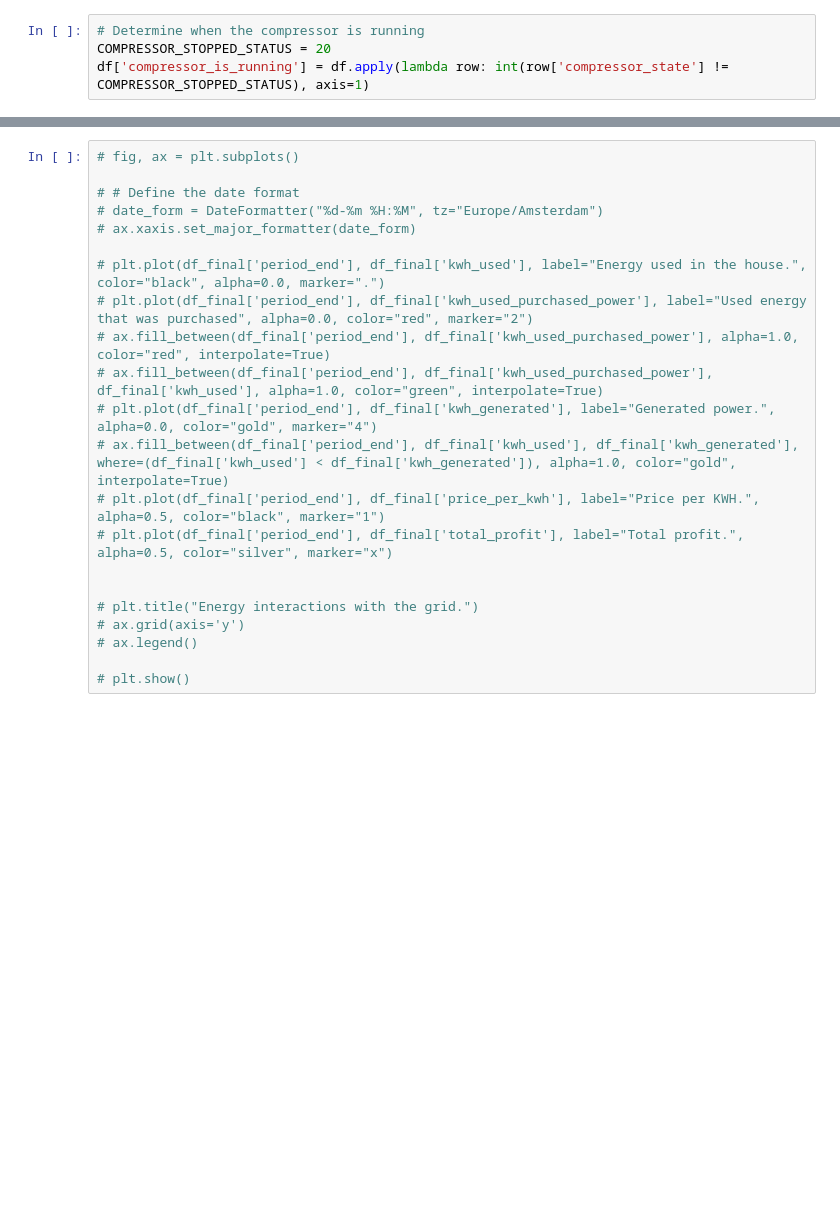
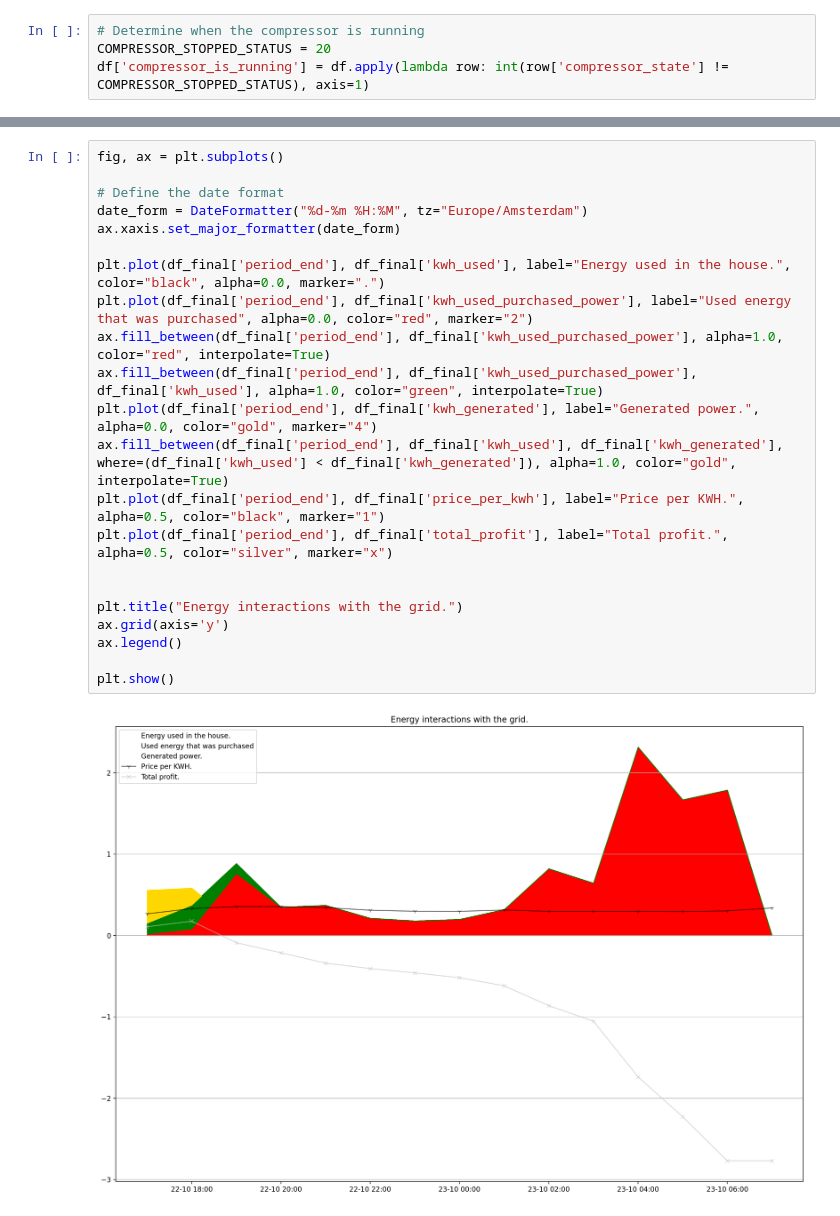
Before and after one commit to bas-vonk/enlighted, a Jupyter notebook: analytics.ipynb, the cells around one changed output, grey strips where cells are left out. Cells and saved outputs as stored; diff of their text form; blank space fills up the shorter version.

```diff
--- a/analytics.ipynb
+++ b/analytics.ipynb
@@ -272,23 +329,25 @@ create_plot(df, 'Temperatures during compressor activity.', ['auto_mode_stop_hea
 # %%
-# fig, ax = plt.subplots()
+fig, ax = plt.subplots()
 
-# # Define the date format
-# date_form = DateFormatter("%d-%m %H:%M", tz="Europe/Amsterdam")
-# ax.xaxis.set_major_formatter(date_form)
+# Define the date format
+date_form = DateFormatter("%d-%m %H:%M", tz="Europe/Amsterdam")
+ax.xaxis.set_major_formatter(date_form)
 
-# plt.plot(df_final['period_end'], df_final['kwh_used'], label="Energy used in the house.", color="black", alpha=0.0, marker=".")
-# plt.plot(df_final['period_end'], df_final['kwh_used_purchased_power'], label="Used energy that was purchased", alpha=0.0, color="red", marker="2")
-# ax.fill_between(df_final['period_end'], df_final['kwh_used_purchased_power'], alpha=1.0, color="red", interpolate=True)
-# ax.fill_between(df_final['period_end'], df_final['kwh_used_purchased_power'], df_final['kwh_used'], alpha=1.0, color="green", interpolate=True)
-# plt.plot(df_final['period_end'], df_final['kwh_generated'], label="Generated power.", alpha=0.0, color="gold", marker="4")
-# ax.fill_between(df_final['period_end'], df_final['kwh_used'], df_final['kwh_generated'], where=(df_final['kwh_used'] < df_final['kwh_generated']), alpha=1.0, color="gold", interpolate=True)
-# plt.plot(df_final['period_end'], df_final['price_per_kwh'], label="Price per KWH.", alpha=0.5, color="black", marker="1")
-# plt.plot(df_final['period_end'], df_final['total_profit'], label="Total profit.", alpha=0.5, color="silver", marker="x")
+plt.plot(df_final['period_end'], df_final['kwh_used'], label="Energy used in the house.", color="black", alpha=0.0, marker=".")
+plt.plot(df_final['period_end'], df_final['kwh_used_purchased_power'], label="Used energy that was purchased", alpha=0.0, color="red", marker="2")
+ax.fill_between(df_final['period_end'], df_final['kwh_used_purchased_power'], alpha=1.0, color="red", interpolate=True)
+ax.fill_between(df_final['period_end'], df_final['kwh_used_purchased_power'], df_final['kwh_used'], alpha=1.0, color="green", interpolate=True)
+plt.plot(df_final['period_end'], df_final['kwh_generated'], label="Generated power.", alpha=0.0, color="gold", marker="4")
+ax.fill_between(df_final['period_end'], df_final['kwh_used'], df_final['kwh_generated'], where=(df_final['kwh_used'] < df_final['kwh_generated']), alpha=1.0, color="gold", interpolate=True)
+plt.plot(df_final['period_end'], df_final['price_per_kwh'], label="Price per KWH.", alpha=0.5, color="black", marker="1")
+plt.plot(df_final['period_end'], df_final['total_profit'], label="Total profit.", alpha=0.5, color="silver", marker="x")
 
 
-# plt.title("Energy interactions with the grid.")
-# ax.grid(axis='y')
-# ax.legend()
+plt.title("Energy interactions with the grid.")
+ax.grid(axis='y')
+ax.legend()
 
-# plt.show()
+plt.show()
+# %% [output]
+[figure, added]
 # %%
```
Also changed, not shown: parts of 10 cells of this notebook, 1 other file.
